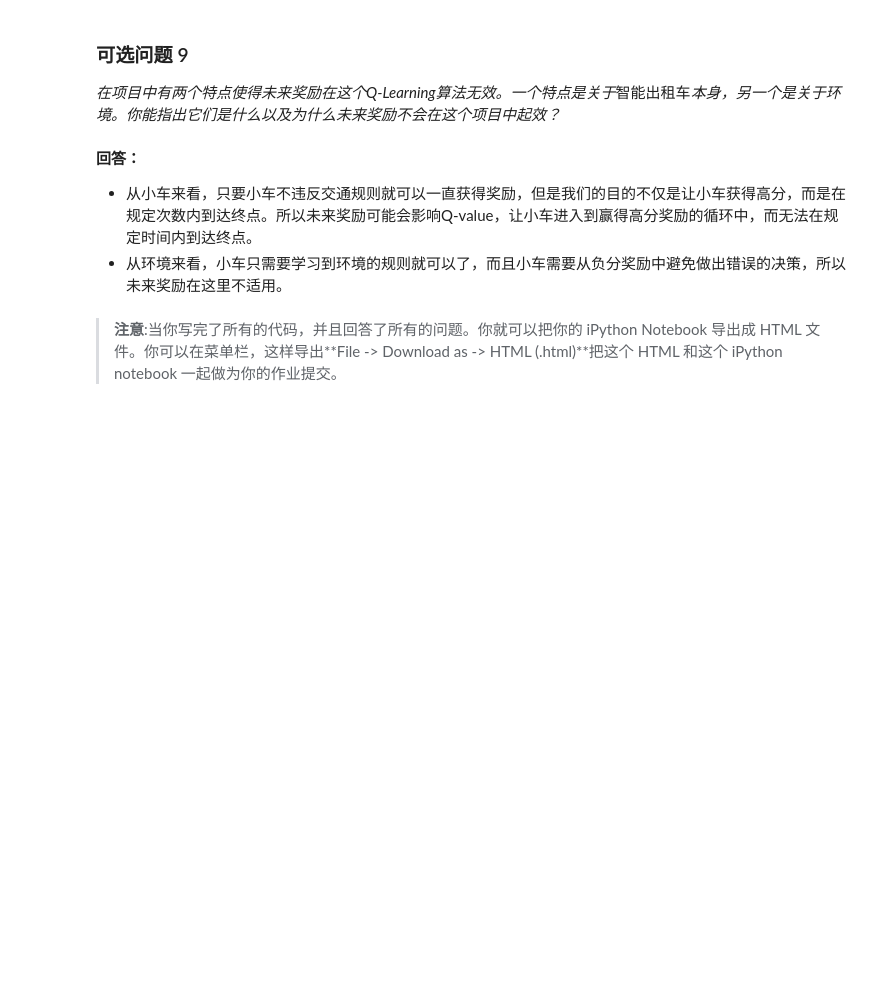
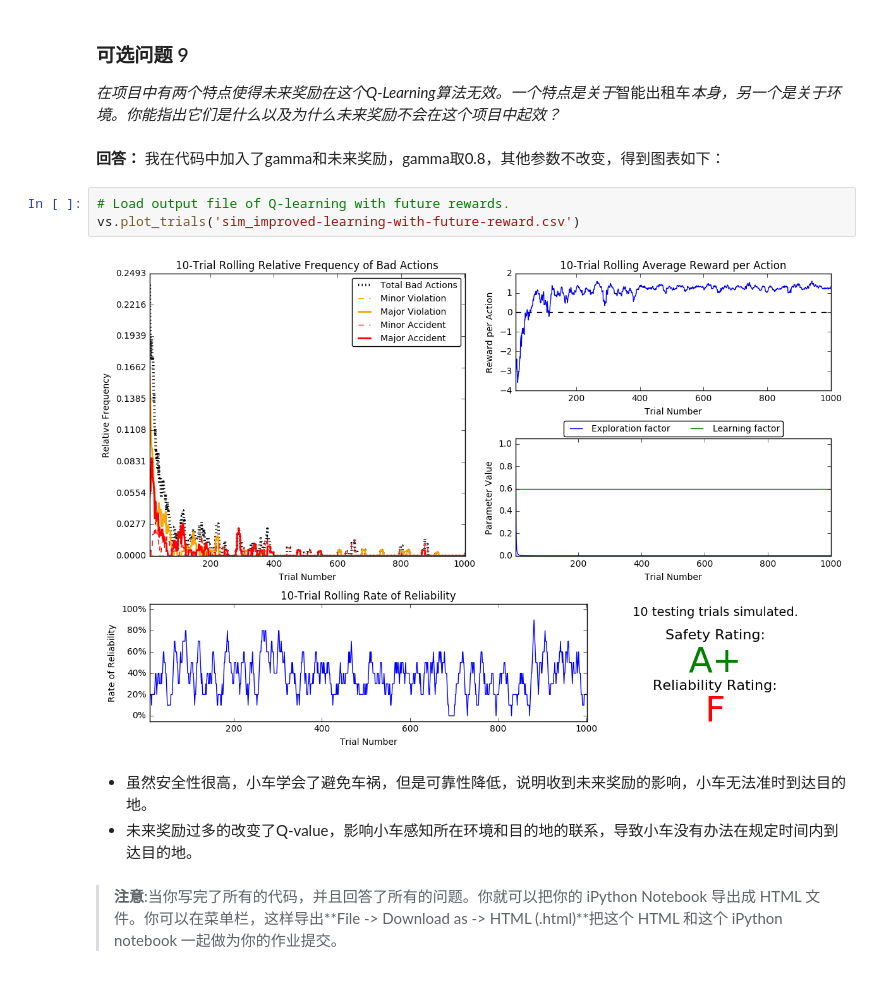
Before and after one commit to yyq263/smartcab, a Jupyter notebook: smartcab.ipynb, the cells around one changed output. Drawn from its saved outputs; the diff is of its cells as text; blank space fills up the shorter version.

Commit message:
with future rewards.

```diff
--- a/smartcab.ipynb
+++ b/smartcab.ipynb
@@ -299,9 +299,16 @@ vs.plot_trials('sim_improved-learning.csv')
 # %% [markdown]
 ### 可选问题 9
 *在项目中有两个特点使得未来奖励在这个Q-Learning算法无效。一个特点是关于*智能出租车*本身，另一个是关于环境。你能指出它们是什么以及为什么未来奖励不会在这个项目中起效？*
-# %% [markdown]
-**回答：**
-* 从小车来看，只要小车不违反交通规则就可以一直获得奖励，但是我们的目的不仅是让小车获得高分，而是在规定次数内到达终点。所以未来奖励可能会影响Q-value，让小车进入到赢得高分奖励的循环中，而无法在规定时间内到达终点。
-* 从环境来看，小车只需要学习到环境的规则就可以了，而且小车需要从负分奖励中避免做出错误的决策，所以未来奖励在这里不适用。
+# %% [markdown]
+**回答：**
+我在代码中加入了gamma和未来奖励，gamma取0.8，其他参数不改变，得到图表如下：
+# %%
+# Load output file of Q-learning with future rewards.
+vs.plot_trials('sim_improved-learning-with-future-reward.csv')
+# %% [output]
+[figure, added]
+# %% [markdown]
+* 虽然安全性很高，小车学会了避免车祸，但是可靠性降低，说明收到未来奖励的影响，小车无法准时到达目的地。
+* 未来奖励过多的改变了Q-value，影响小车感知所在环境和目的地的联系，导致小车没有办法在规定时间内到达目的地。
 # %% [markdown]
 > **注意**:当你写完了所有的代码，并且回答了所有的问题。你就可以把你的 iPython Notebook 导出成 HTML 文件。你可以在菜单栏，这样导出**File -> Download as -> HTML (.html)**把这个 HTML 和这个 iPython notebook 一起做为你的作业提交。
```
Also changed, not shown: parts of 1 cell of this notebook, 3 other files.
